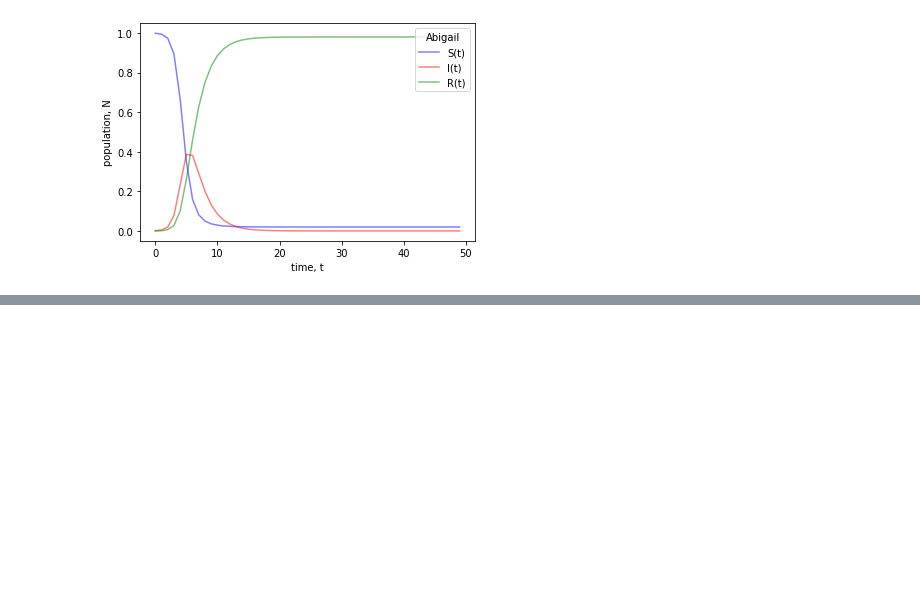
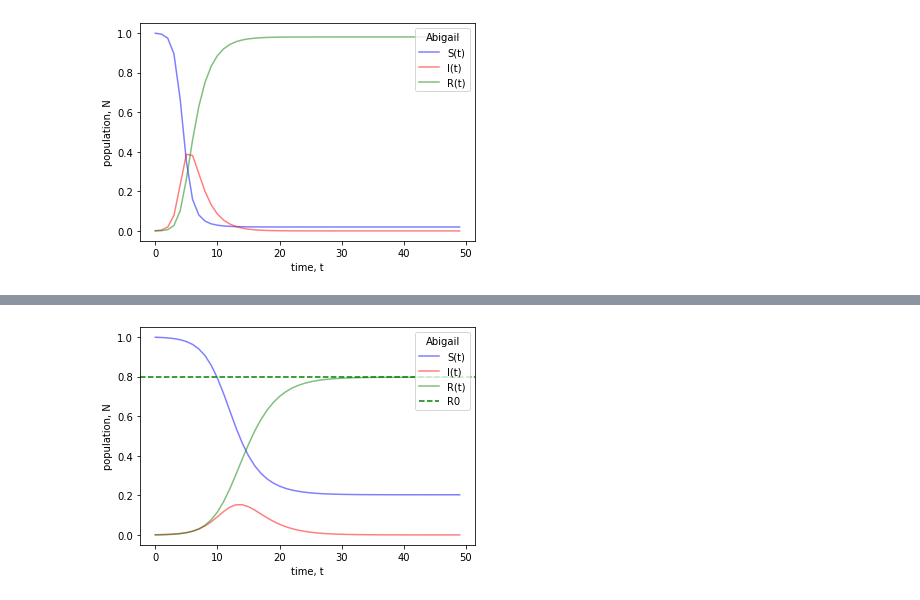
Before and after one commit to ajsullivan/CSCI-4830-InfectiousDiseaseModeling, a Jupyter notebook: CSCI4380 HW1.ipynb, the cells around one changed output, grey strips where cells are left out. Cells and saved outputs as stored; diff of their text form; code cells hidden in the pictures; blank space fills up the shorter version.

```diff
--- a/CSCI4380 HW1.ipynb
+++ b/CSCI4380 HW1.ipynb
@@ -58,0 +77,23 @@ sir_plot(St,It,Rt,t)
+# %%
+t = range(50)
+St,It,Rt = sir_run(1000, 1, t, 1, 0.5)
+
+root = solve(2)
+
+def sir_plot(St,It,Rt,t):
+
+    fig = plt.figure()
+    ax1 = fig.add_subplot(111)
+    plt.plot(t, St, 'b', alpha=0.5,label='S(t)')
+    plt.plot(t, It, 'r', alpha=0.5,label='I(t)')
+    plt.plot(t, Rt, 'g', alpha=0.5,label='R(t)')
+    plt.axhline(root, color = 'green', linestyle = '--', label = "R0")
+    plt.ylabel('population, N')
+    plt.xlabel('time, t')
+    plt.legend(loc='upper right', title="Abigail");
+    plt.show()
+    return
+
+sir_plot(St,It,Rt,t)
+# %% [output]
+[figure, added]
```
Also changed, not shown: parts of 3 cells of this notebook.
